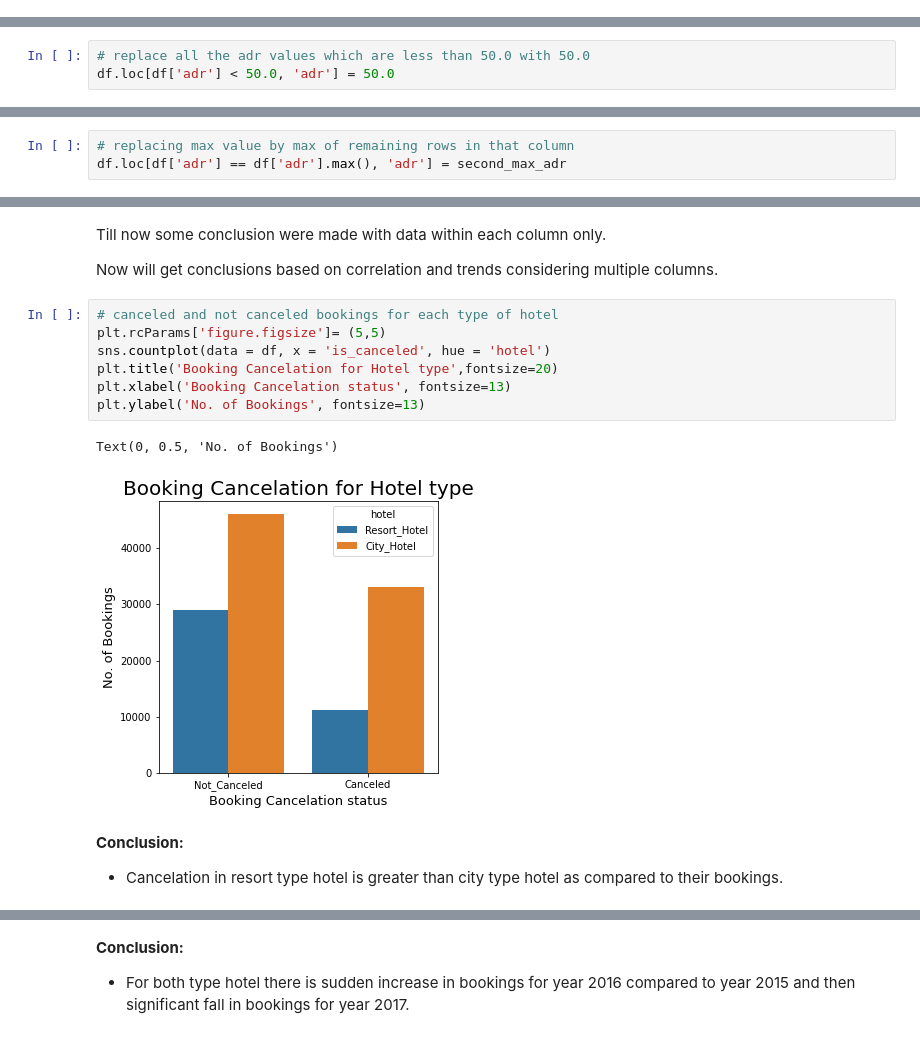
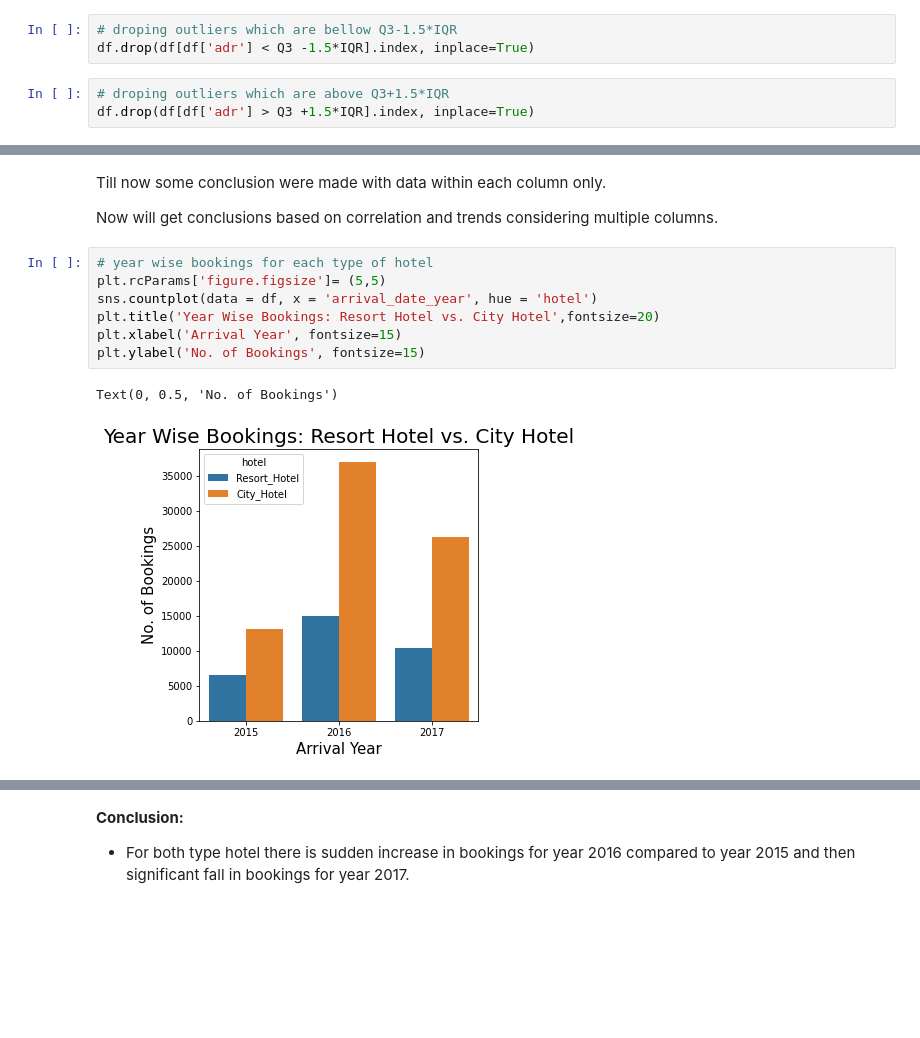
Before and after one commit to Amolrakhunde/Hotel-Booking-Analysis, a Jupyter notebook: Hotel_Booking_Analysis_Capstone_Project.ipynb, the cells around one changed output, grey strips where cells are left out. Cells and saved outputs as stored; diff of their text form; blank space fills up the shorter version.

```diff
--- a/Hotel_Booking_Analysis_Capstone_Project.ipynb
+++ b/Hotel_Booking_Analysis_Capstone_Project.ipynb
@@ -96,0 +137,6 @@ df.shape
+# %%
+# droping outliers which are bellow Q3-1.5*IQR
+df.drop(df[df['adr'] < Q3 -1.5*IQR].index, inplace=True)
+# %%
+# droping outliers which are above Q3+1.5*IQR
+df.drop(df[df['adr'] > Q3 +1.5*IQR].index, inplace=True)
@@ -545,3 +570,0 @@ adr can not be negative or zero.
-# %%
-# replace all the adr values which are less than 50.0 with 50.0
-df.loc[df['adr'] < 50.0, 'adr'] = 50.0
@@ -568,3 +570,0 @@ print(second_max_adr)
-# %%
-# replacing max value by max of remaining rows in that column
-df.loc[df['adr'] == df['adr'].max(), 'adr'] = second_max_adr
@@ -636,16 +623,12 @@ Till now some conclusion were made with data within each column only.
 
 Now will get conclusions based on correlation and trends considering multiple columns.
 # %%
-# canceled and not canceled bookings for each type of hotel
+# year wise bookings for each type of hotel
 plt.rcParams['figure.figsize']= (5,5)
-sns.countplot(data = df, x = 'is_canceled', hue = 'hotel')
-plt.title('Booking Cancelation for Hotel type',fontsize=20)
-plt.xlabel('Booking Cancelation status', fontsize=13)
-plt.ylabel('No. of Bookings', fontsize=13)
+sns.countplot(data = df, x = 'arrival_date_year', hue = 'hotel')
+plt.title('Year Wise Bookings: Resort Hotel vs. City Hotel',fontsize=20)
+plt.xlabel('Arrival Year', fontsize=15)
+plt.ylabel('No. of Bookings', fontsize=15)
 # %% [output]
 Text(0, 0.5, 'No. of Bookings')
-[figure, old version]
+[figure, new version]
-# %% [markdown]
-**Conclusion:**
-
-*   Cancelation in resort type hotel is greater than city type hotel as compared to their bookings.
```
Also changed, not shown: parts of 93 cells of this notebook.
